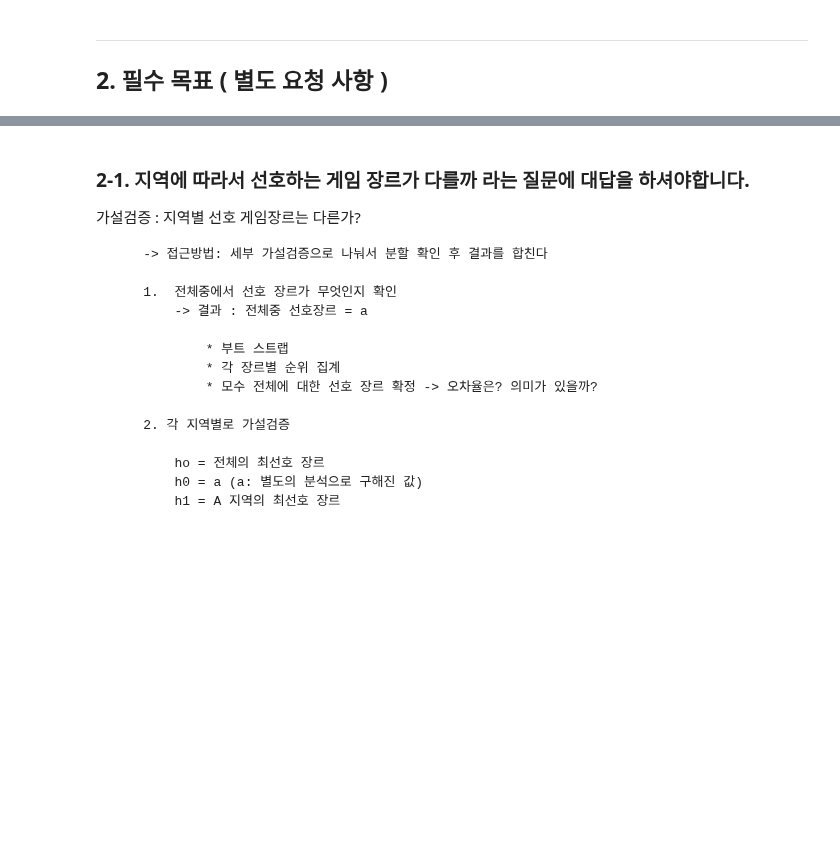
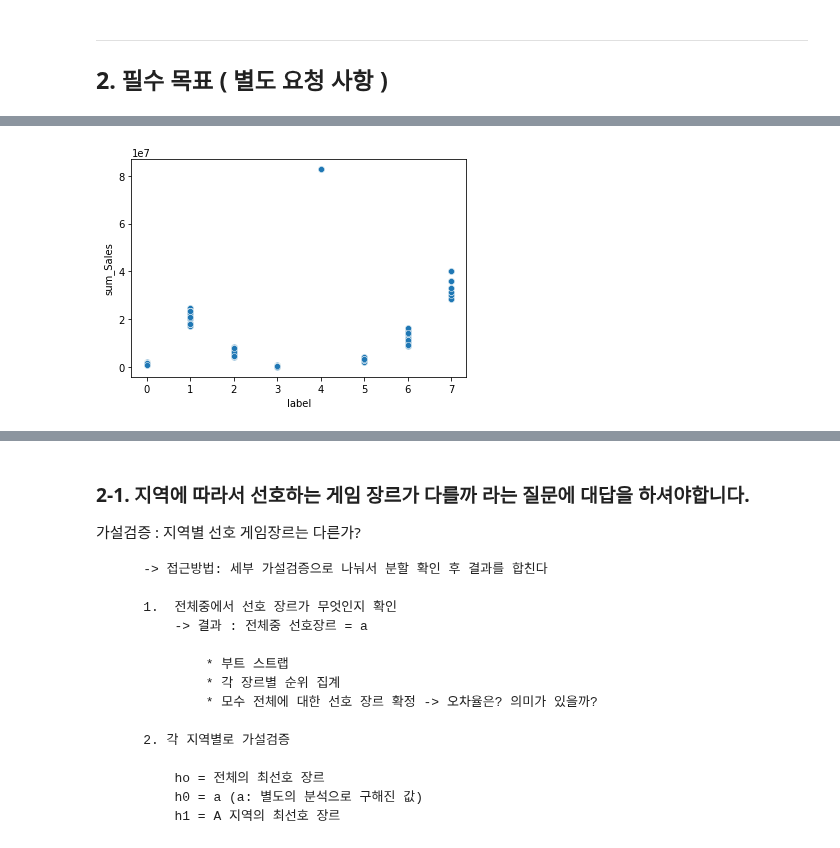
Before and after one commit to LamuneGitHub/A001_Python_Test, a Jupyter notebook: AI15_Prj_01/AI15-P1-이상필.ipynb, the cells around one changed output, grey strips where cells are left out. Saved outputs shown, nothing was run; the diff lists cells and outputs as text; code cells hidden in the pictures; blank space fills up the shorter version.

```diff
--- a/AI15_Prj_01/AI15-P1-이상필.ipynb
+++ b/AI15_Prj_01/AI15-P1-이상필.ipynb
@@ -334,7 +337,8 @@ P_hit = df_label_ratio.sort_values( )[:2].sum()
 display( P_hit )
 
 # hit 게임
-df_hit = df[ ((df['label'] == 3 ) | ( df['label'] == 1 ))  ]
+#df_hit = df[ ((df['label'] == 3 ) | ( df['label'] == 1 ))  ]
+df_hit = df.query ( "label in @ list_cluster_hit_game "   )
 #(TODO) in 으로 조회 하기
 #df[ (df['label'] in list_cluster_hit_game) ]
 #list_cluster_hit_game = 3, 1
@@ -350,21 +354,21 @@ df_temp = df[col_name].value_counts(normalize=True )
 df_P_Genre_ratio = df_temp[df_temp > 0 ].to_frame("ratio")
 display(df_P_Genre_ratio)
 
-# (TODO)- P ( 플랫폼(각각) | hit 게임 )
+# (v)- P ( 플랫폼(각각) | hit 게임 )
 col_name = 'Platform'
 df_temp = df_hit[col_name].value_counts(normalize=True )
 df_P_Platform_ratio_bar_hitGame = df_temp[df_temp > 0 ].to_frame("ratio")
 display(df_P_Platform_ratio_bar_hitGame)
 
-# (TODO)- P ( 플랫폼(각각) )
+# (v)- P ( 플랫폼(각각) )
 df_temp = df[col_name].value_counts(normalize=True )
 df_P_Platform_ratio = df_temp[df_temp > 0 ].to_frame("ratio")
 display(df_P_Platform_ratio)
 
-# (TODO)- P ( 지역(각각) | hit 게임 )
-# (TODO)- P ( 지역(각각) )
+# (v)- P ( 지역(각각) | hit 게임 )
+# (v)- P ( 지역(각각) )
 
-    # # -> 별도의 처리가 필요함
+    # # -> 아래 쪽에서 별도 구현
 # %% [output]
 0.004902
 |  | ratio |
@@ -654,0 +670,65 @@ PS4     0.5
+# %%
+df = df_target
+
+#(v) 부트 스트랩 ( 10만개 )
+df_boot = df.sample(n=1000000, replace=True)
+df_boot.reset_index ( drop= True)
+df_boot.head()
+df_boot.info()
+
+# 작업 df =
+df = df_boot
+
+
+#(v) Kmeans 실행 하여 클러스터 나누기
+# K-means 클러스터링 분석
+kmeans = KMeans( random_state=42)
+
+# (v) 부트스트랩을 한 data를 기준으로 클러스터링 진행
+# (TODO) 혹시 셈플(원본) 데이터를 클러스터링 분류 기준으로 잡아야 하는가?
+kmeans.fit_transform( np.array(df.sum_Sales.to_list()).reshape(-1, 1))    #(TODO) reshape(-1, 1) 해주어야 하는 이유 확인
+
+# # 최근연도의_부트스트렙_ 셈플 데이터를 클러스터링 하기
+# kmeans._transform(np.array(df_boot.sum_Sales.to_list()).reshape(-1, 1))
+cluster_labels = kmeans.labels_
+
+#(TODO)결과가 몇개의 클러스터 나뉘었는지 확인하는 간단한 방법이 뭐였더라?)
+set_cluster = set(cluster_labels )
+len(set_cluster)
+
+#(v) 어느 클러스터가 최고 매출 클러스터인지 확인
+df['label'] = cluster_labels
+df['label'] = df['label'].astype('category')
+
+#(TODO) y값이 정상으로 출력되지 않는 이유는?
+sns.scatterplot ( data = df , y= 'sum_Sales' , x = 'label' )
+
+#[v] 어느 그룹까지를 hit-game으로 보면 좋을지 결정 하기
+# (TODO) 어떤 방법으로 나누는 것이 좋을까?
+
+# K-Means
+df_label_max = pd.DataFrame ()
+for i in range (len(set_cluster)) :
+        df_insert = pd.DataFrame(
+                        {
+                                'label' : i ,
+                                'max' : df[df.label == i ].sum_Sales.max() ,
+                                'min' : df[df.label == i ].sum_Sales.min() ,
+                                'count' : len(df[df.label == i ])
+                        }
+                        , index=[i]
+                )
+        #print(df_insert)
+        df_label_max = pd.concat( [df_label_max , df_insert] , axis= 0)
+
+
+#(v) max() 값 순으로 정렬하여 출력하는 방법은?
+df_label_max.sort_values(by='max' , axis=0, ascending=False, inplace=True)
+df_label_max['cum_sum'] = df_label_max['count'].cumsum()
+print(df_label_max)
+
+
+# 상위 10% 값의 경우에는?
+upper = np.percentile(df.sum_Sales, 90)
+print ( f" 상위 10% =  {upper}  ")
+# %% [output]
@@ -654,0 +752 @@ PS4     0.5
+[figure, added]
```
Also changed, not shown: parts of 13 cells of this notebook, 1 other file.
